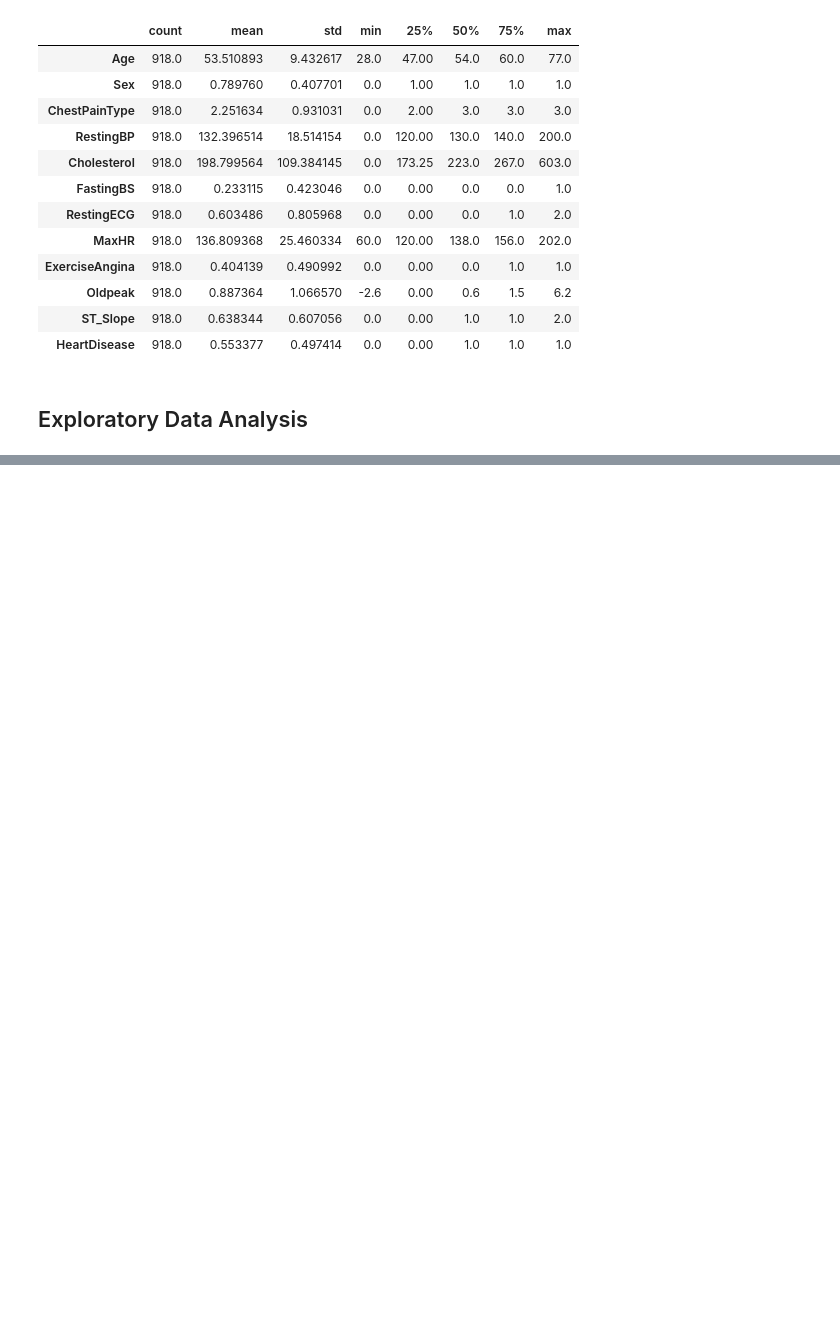
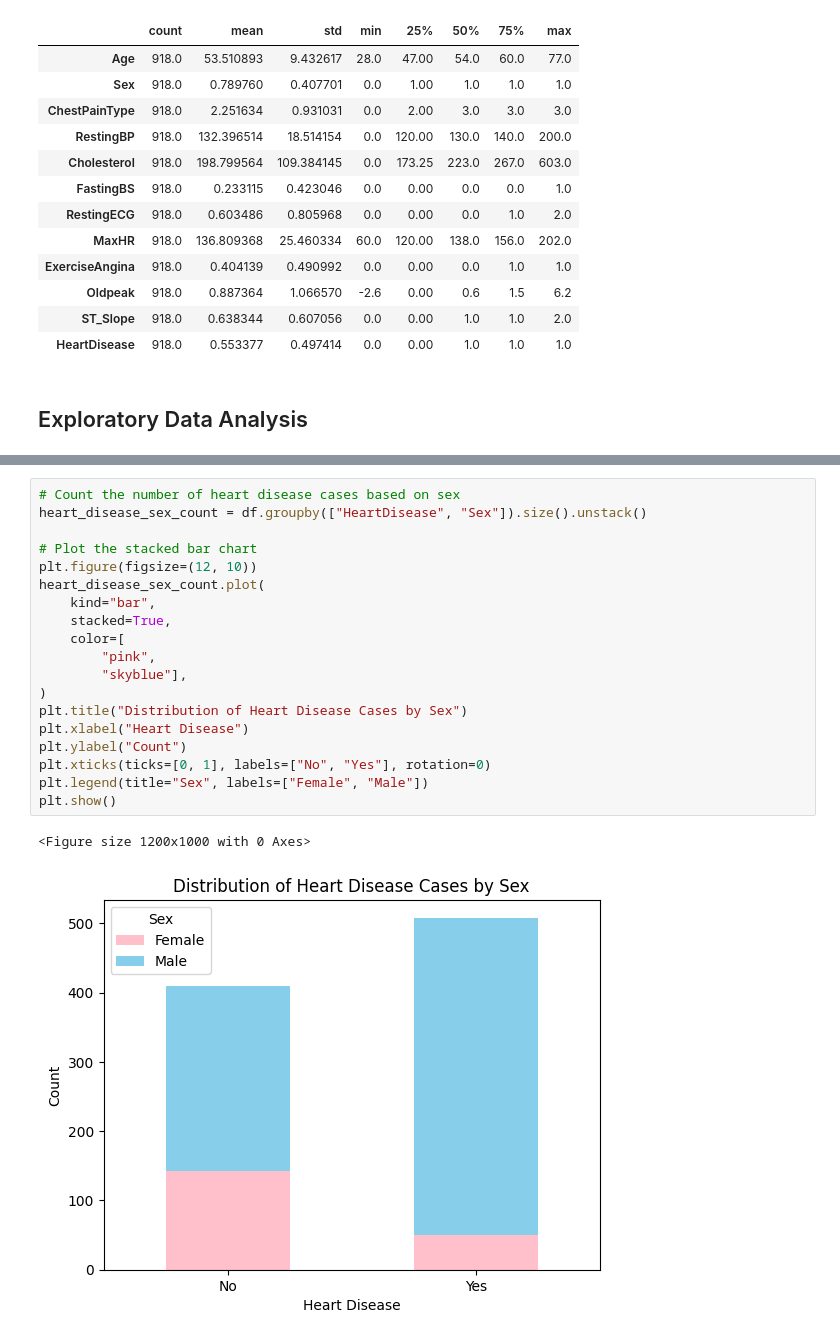
Before and after one commit to anchitr/CS677-Final-Project, a Jupyter notebook: anchitr_final_project.ipynb, the cells around one changed output, grey strips where cells are left out. Cells and saved outputs as stored; diff of their text form; blank space fills up the shorter version.

```diff
--- a/anchitr_final_project.ipynb
+++ b/anchitr_final_project.ipynb
@@ -117,0 +175,22 @@ df.describe().T
+# %%
+# Count the number of heart disease cases based on sex
+heart_disease_sex_count = df.groupby(["HeartDisease", "Sex"]).size().unstack()
+
+# Plot the stacked bar chart
+plt.figure(figsize=(12, 10))
+heart_disease_sex_count.plot(
+    kind="bar",
+    stacked=True,
+    color=[
+        "pink",
+        "skyblue"],
+)
+plt.title("Distribution of Heart Disease Cases by Sex")
+plt.xlabel("Heart Disease")
+plt.ylabel("Count")
+plt.xticks(ticks=[0, 1], labels=["No", "Yes"], rotation=0)
+plt.legend(title="Sex", labels=["Female", "Male"])
+plt.show()
+# %% [output]
+<Figure size 1200x1000 with 0 Axes>
+[figure, added]
```
Also changed, not shown: parts of 12 cells of this notebook.
